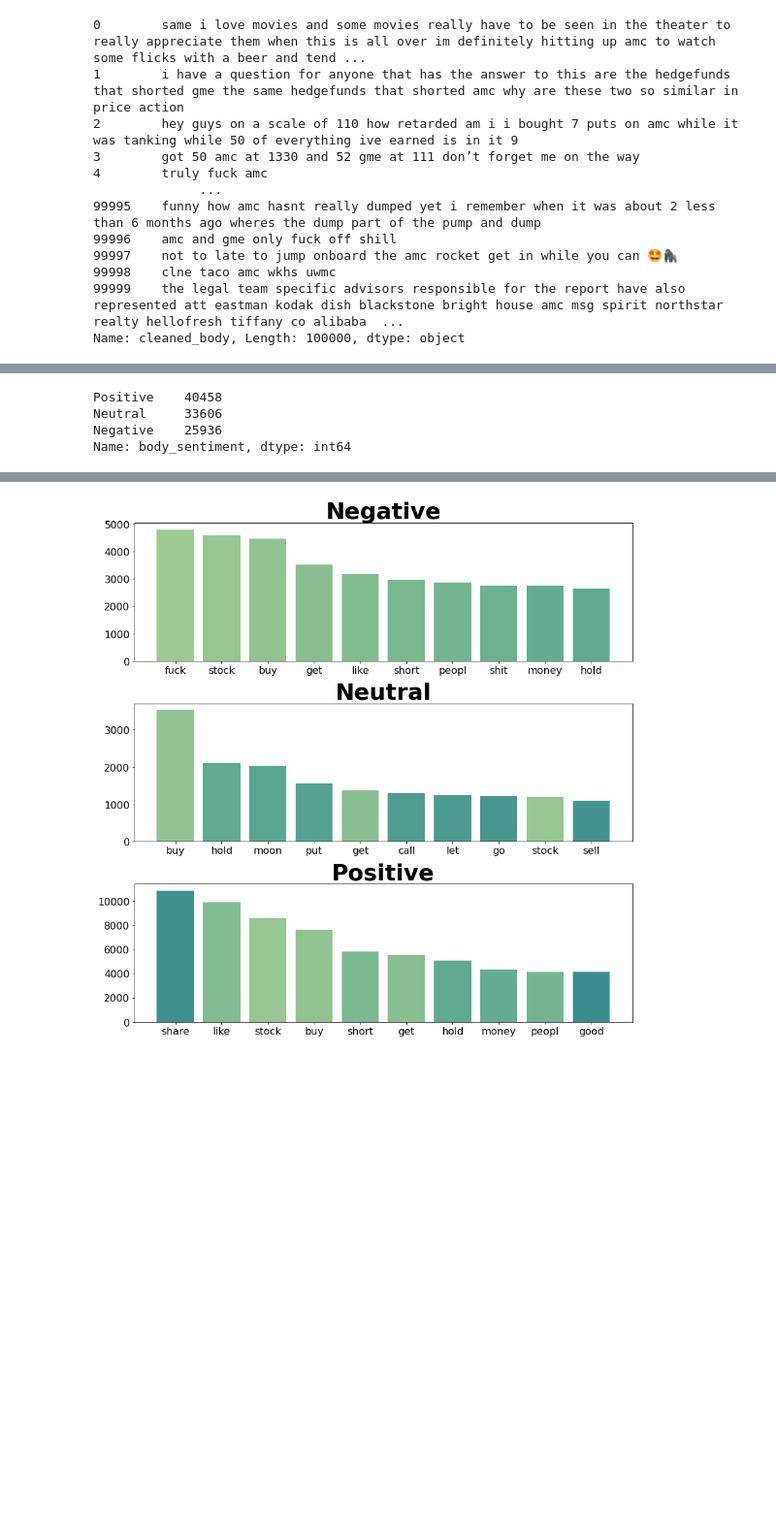
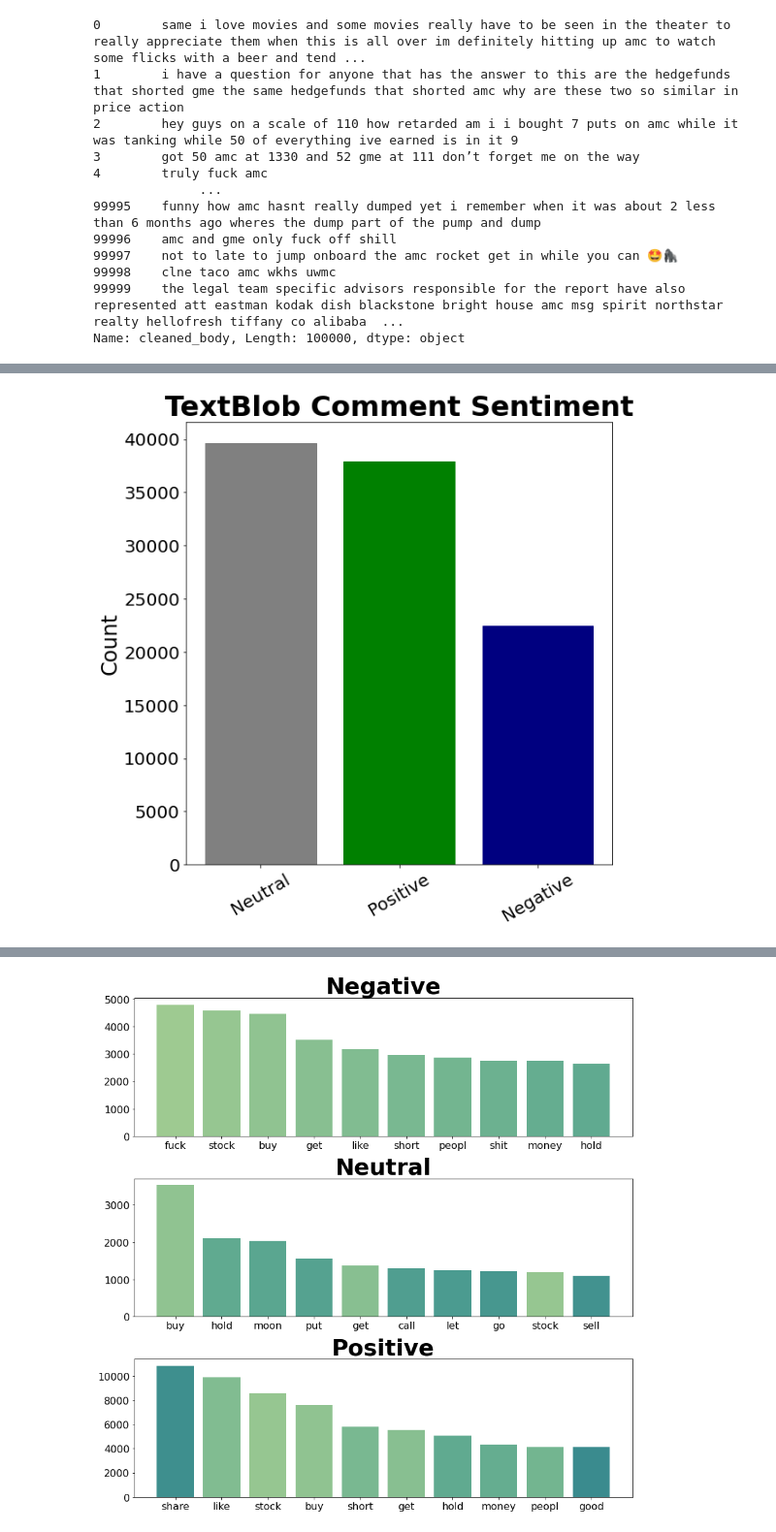
Before and after one commit to cyborgsage/reddit-nlp-strategy, a Jupyter notebook: AMC-comments_EDA.ipynb, the cells around one changed output, grey strips where cells are left out. Shown at 97% size. Drawn from its saved outputs; the diff is of its cells as text; code cells hidden in the pictures; blank space fills up the shorter version.

```diff
--- a/AMC-comments_EDA.ipynb
+++ b/AMC-comments_EDA.ipynb
@@ -204,7 +194,0 @@ plt.show()
-# %%
-amc['body_sentiment'].value_counts()
-# %% [output]
-Positive    40458
-Neutral     33606
-Negative    25936
-Name: body_sentiment, dtype: int64
@@ -211 +207,16 @@ Name: body_sentiment, dtype: int64
+# %%
+counts = amc['blob_sent'].value_counts()
+fig, ax = plt.subplots(figsize=(8, 8))
+barlist = plt.bar(['Neutral','Positive','Negative'],counts)
+barlist[0].set_color('grey')
+barlist[1].set_color('green')
+barlist[2].set_color('navy')
+ax.set_ylabel('Count', size=24)
+plt.title("TextBlob Comment Sentiment", fontsize=32, fontweight='bold')
+plt.tight_layout()
+plt.tick_params(labelsize=20)
+plt.xticks(rotation=30)
+plt.show()
+# %% [output]
+[figure, added]
 # %%
```
Also changed, not shown: parts of 18 cells of this notebook, 2 other files.
